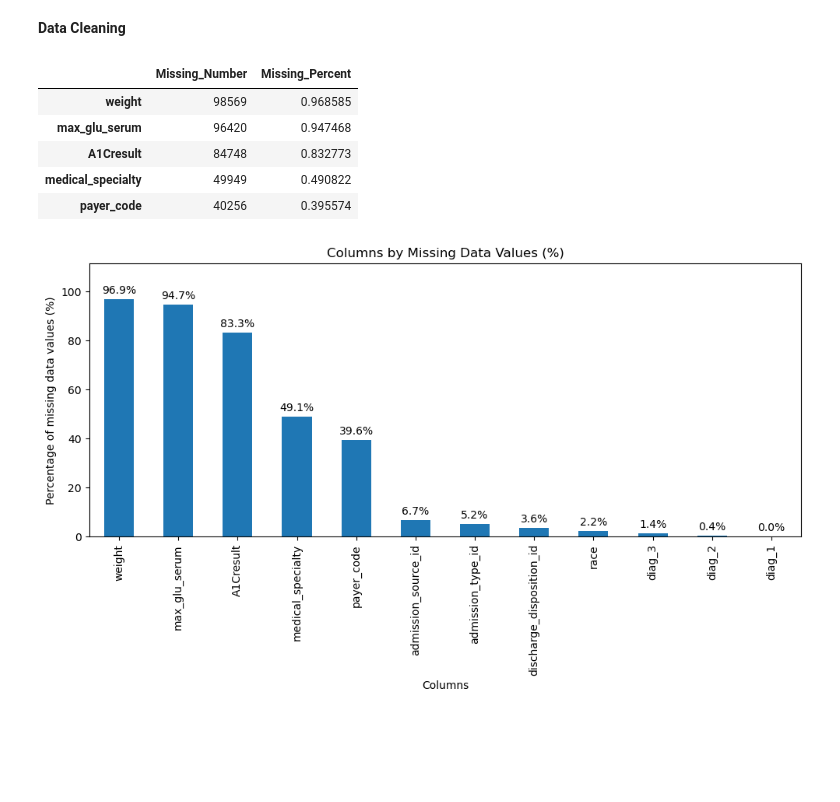
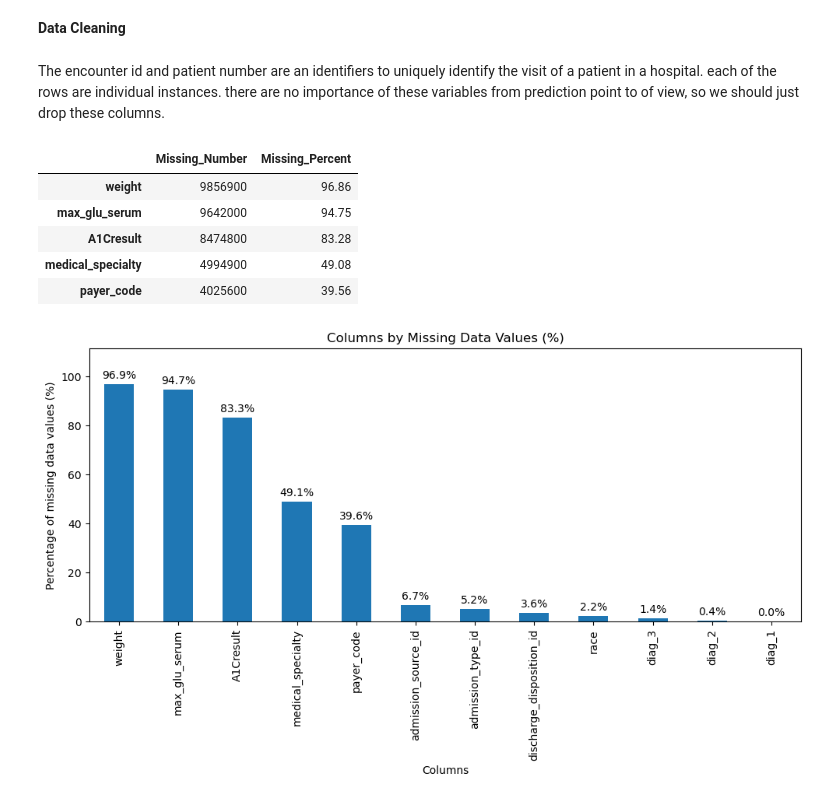
Before and after one commit to linyu2703/HHA550_diabetes_analysis, a Jupyter notebook: diabetes_analysis.ipynb, the cells around one changed output. Drawn from its saved outputs; the diff is of its cells as text; code cells hidden in the pictures; blank space fills up the shorter version.

```diff
--- a/diabetes_analysis.ipynb
+++ b/diabetes_analysis.ipynb
@@ -92,0 +91,2 @@ diabetes.drop(['encounter_id','patient_nbr'], axis=1, inplace=True) # the encoun
+# %% [markdown]
+The encounter id and patient number are an identifiers to uniquely identify the visit of a patient in a hospital. each of the rows are individual instances. there are no importance of these variables from prediction point to of view, so we should just drop these columns.
@@ -93,15 +95,15 @@ diabetes.drop(['encounter_id','patient_nbr'], axis=1, inplace=True) # the encoun
 # %%
 def missing (diabetes):
     missing_number = diabetes.isnull().sum().sort_values(ascending=False)
     missing_percent = (diabetes.isnull().sum()/diabetes.isnull().count()).sort_values(ascending=False)
-    missing_values = pd.concat([missing_number, missing_percent], axis=1, keys=['Missing_Number', 'Missing_Percent'])
+    missing_values = pd.concat([missing_number, missing_percent], axis=1, keys=['Missing_Number', 'Missing_Percent']).round(4)*100
     return missing_values
 
 missing(diabetes).head()
 # %% [output]
 |  | Missing_Number | Missing_Percent |
-| weight | 98569 | 0.968585 |
-| max_glu_serum | 96420 | 0.947468 |
-| A1Cresult | 84748 | 0.832773 |
-| medical_specialty | 49949 | 0.490822 |
-| payer_code | 40256 | 0.395574 |
+| weight | 9856900 | 96.86 |
+| max_glu_serum | 9642000 | 94.75 |
+| A1Cresult | 8474800 | 83.28 |
+| medical_specialty | 4994900 | 49.08 |
+| payer_code | 4025600 | 39.56 |
```
Also changed, not shown: parts of 7 cells of this notebook.
